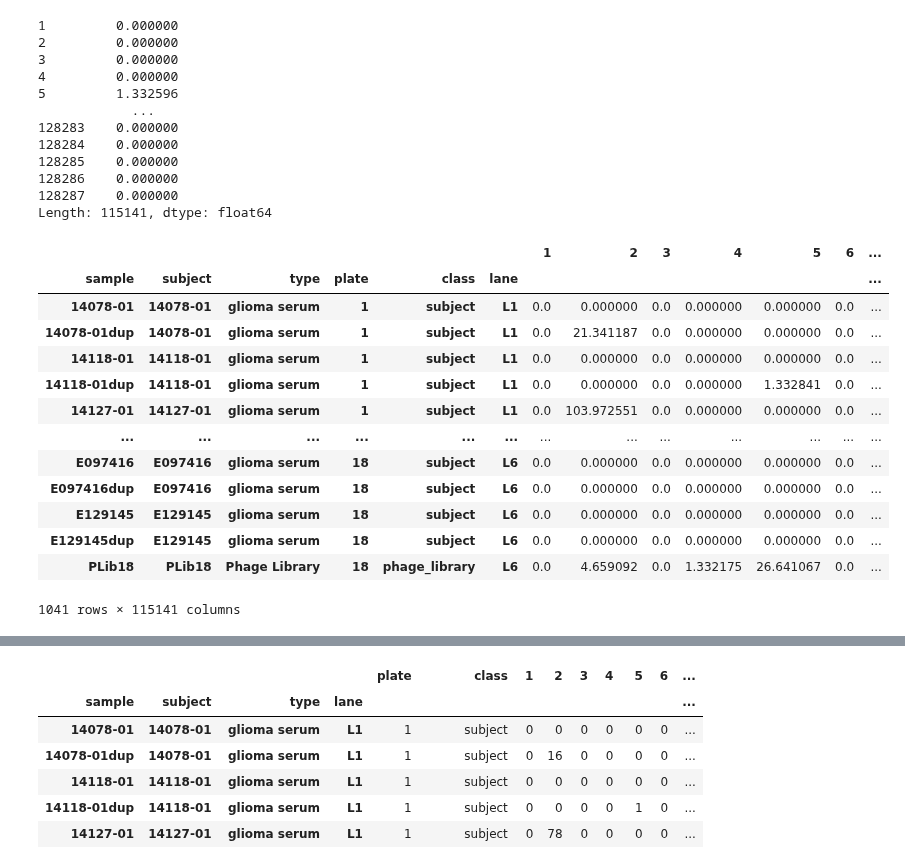
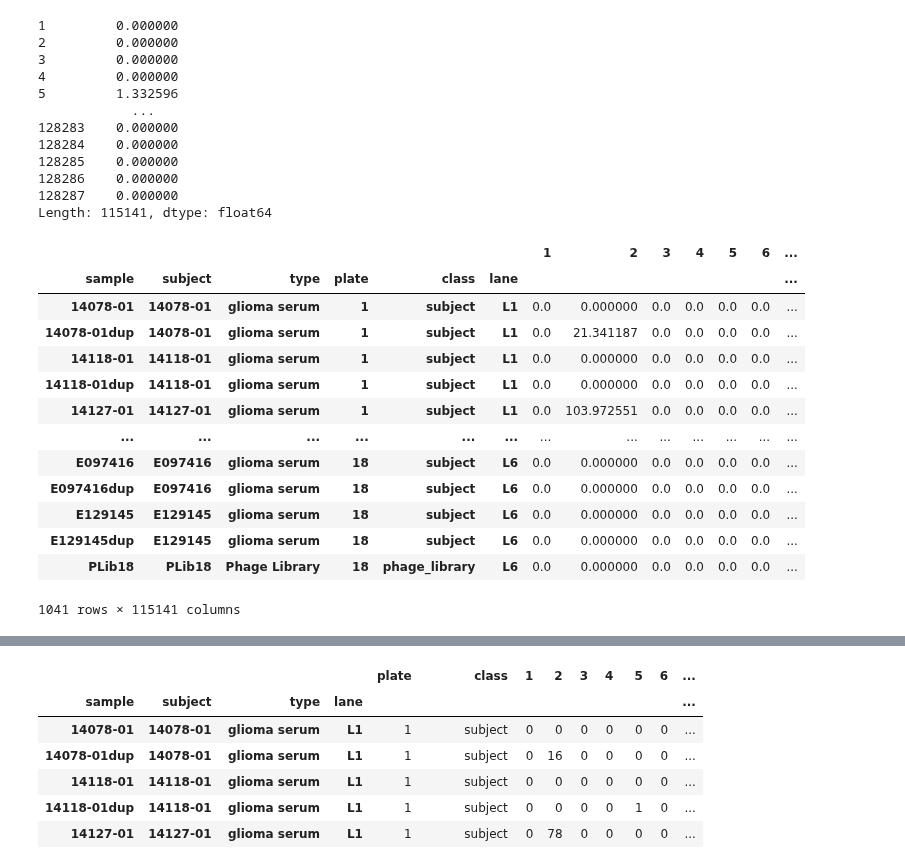
Before and after one commit to ucsffrancislab/genomics, a Jupyter notebook: data/20250925-Illumina-PhIP/20251114-PhIP-MultiPlate/out.123456131415161718/counts_normalized_subtracted_pcas.ipynb, the cells around one changed output, grey strips where cells are left out. Drawn from its saved outputs; the diff is of its cells as text; code cells hidden in the pictures.

```diff
--- a/data/20250925-Illumina-PhIP/20251114-PhIP-MultiPlate/out.123456131415161718/counts_normalized_subtracted_pcas.ipynb
+++ b/data/20250925-Illumina-PhIP/20251114-PhIP-MultiPlate/out.123456131415161718/counts_normalized_subtracted_pcas.ipynb
@@ -512,32 +512,33 @@ Length: 115141, dtype: float64
 # %%
 
 # median or minimum of blanks? Doesn't seem to make much difference.
 
 ss=[]
 for plate in n.index.get_level_values('plate').unique():
   a = n.loc[(n.index.get_level_values('plate') == plate),:]
   ss.append(
     a.sub(
       #a.loc[(a.index.get_level_values('type') == 'input'),:].min(axis='index'), axis='columns').clip(lower=0)
-      a.loc[(a.index.get_level_values('type') == 'input'),:].median(axis='index'), axis='columns').clip(lower=0)
+      #a.loc[(a.index.get_level_values('type') == 'input'),:].median(axis='index'), axis='columns').clip(lower=0)
+      a.loc[(a.index.get_level_values('type') == 'input'),:].max(axis='index'), axis='columns').clip(lower=0)
   )
 
 s=pd.concat(ss,axis='index') # axis=1)
 s=s.sort_index(axis=1)
 s=s.fillna(0)
 s
 # %% [output]
 |  |  |  |  |  |  | 1 | 2 | 3 | 4 | 5 | 6 | ... |
 | sample | subject | type | plate | class | lane |  |  |  |  |  |  | ... |
-| 14078-01 | 14078-01 | glioma serum | 1 | subject | L1 | 0.0 | 0.000000 | 0.0 | 0.000000 | 0.000000 | 0.0 | ... |
-| 14078-01dup | 14078-01 | glioma serum | 1 | subject | L1 | 0.0 | 21.341187 | 0.0 | 0.000000 | 0.000000 | 0.0 | ... |
-| 14118-01 | 14118-01 | glioma serum | 1 | subject | L1 | 0.0 | 0.000000 | 0.0 | 0.000000 | 0.000000 | 0.0 | ... |
-| 14118-01dup | 14118-01 | glioma serum | 1 | subject | L1 | 0.0 | 0.000000 | 0.0 | 0.000000 | 1.332841 | 0.0 | ... |
-| 14127-01 | 14127-01 | glioma serum | 1 | subject | L1 | 0.0 | 103.972551 | 0.0 | 0.000000 | 0.000000 | 0.0 | ... |
+| 14078-01 | 14078-01 | glioma serum | 1 | subject | L1 | 0.0 | 0.000000 | 0.0 | 0.0 | 0.0 | 0.0 | ... |
+| 14078-01dup | 14078-01 | glioma serum | 1 | subject | L1 | 0.0 | 21.341187 | 0.0 | 0.0 | 0.0 | 0.0 | ... |
+| 14118-01 | 14118-01 | glioma serum | 1 | subject | L1 | 0.0 | 0.000000 | 0.0 | 0.0 | 0.0 | 0.0 | ... |
+| 14118-01dup | 14118-01 | glioma serum | 1 | subject | L1 | 0.0 | 0.000000 | 0.0 | 0.0 | 0.0 | 0.0 | ... |
+| 14127-01 | 14127-01 | glioma serum | 1 | subject | L1 | 0.0 | 103.972551 | 0.0 | 0.0 | 0.0 | 0.0 | ... |
 | ... | ... | ... | ... | ... | ... | ... | ... | ... | ... | ... | ... | ... |
-| E097416 | E097416 | glioma serum | 18 | subject | L6 | 0.0 | 0.000000 | 0.0 | 0.000000 | 0.000000 | 0.0 | ... |
-| E097416dup | E097416 | glioma serum | 18 | subject | L6 | 0.0 | 0.000000 | 0.0 | 0.000000 | 0.000000 | 0.0 | ... |
-| E129145 | E129145 | glioma serum | 18 | subject | L6 | 0.0 | 0.000000 | 0.0 | 0.000000 | 0.000000 | 0.0 | ... |
-| E129145dup | E129145 | glioma serum | 18 | subject | L6 | 0.0 | 0.000000 | 0.0 | 0.000000 | 0.000000 | 0.0 | ... |
-| PLib18 | PLib18 | Phage Library | 18 | phage_library | L6 | 0.0 | 4.659092 | 0.0 | 1.332175 | 26.641067 | 0.0 | ... |
+| E097416 | E097416 | glioma serum | 18 | subject | L6 | 0.0 | 0.000000 | 0.0 | 0.0 | 0.0 | 0.0 | ... |
+| E097416dup | E097416 | glioma serum | 18 | subject | L6 | 0.0 | 0.000000 | 0.0 | 0.0 | 0.0 | 0.0 | ... |
+| E129145 | E129145 | glioma serum | 18 | subject | L6 | 0.0 | 0.000000 | 0.0 | 0.0 | 0.0 | 0.0 | ... |
+| E129145dup | E129145 | glioma serum | 18 | subject | L6 | 0.0 | 0.000000 | 0.0 | 0.0 | 0.0 | 0.0 | ... |
+| PLib18 | PLib18 | Phage Library | 18 | phage_library | L6 | 0.0 | 0.000000 | 0.0 | 0.0 | 0.0 | 0.0 | ... |
 1041 rows × 115141 columns
```
Also changed, not shown: parts of 20 cells of this notebook, 2 other files.
